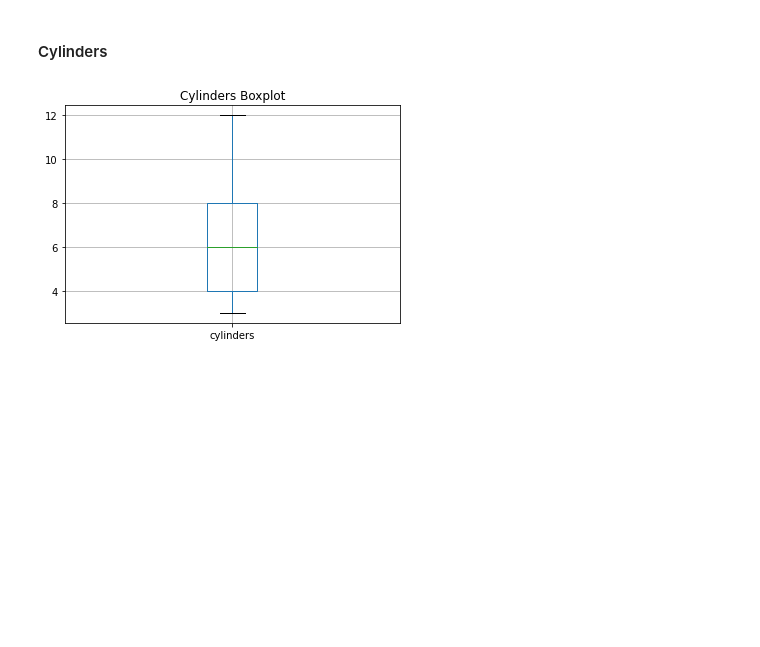
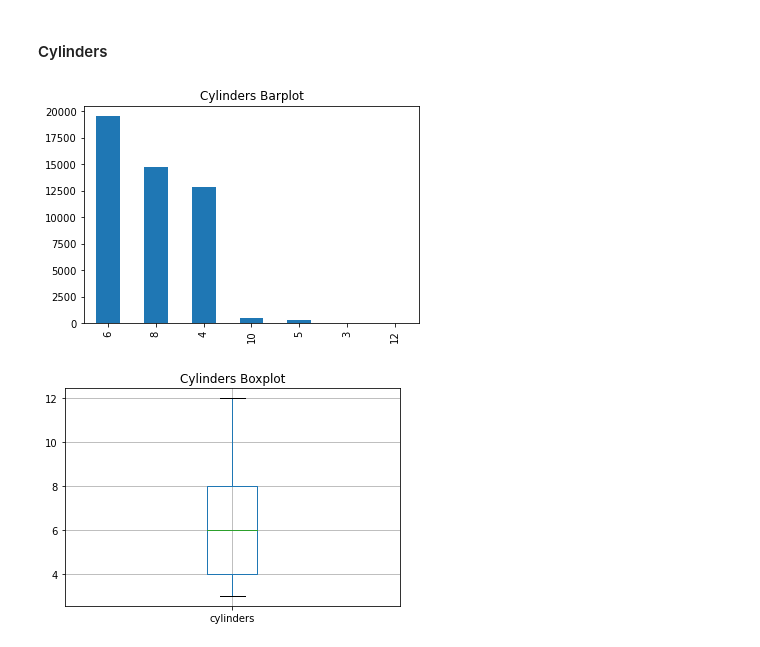
Before and after one commit to rainbowmoonlight/Yandex_Practicum_Projects, a Jupyter notebook: 02 Car Sales Ads Project/Car Sales Ads.ipynb, the cells around one changed output. Cells and saved outputs as stored; diff of their text form; code cells hidden in the pictures; blank space fills up the shorter version.

```diff
--- a/02 Car Sales Ads Project/Car Sales Ads.ipynb
+++ b/02 Car Sales Ads Project/Car Sales Ads.ipynb
@@ -671,6 +676,12 @@ len(mil_outliers) / len(df) * 100
 There are 3214 average mileage per year outliers which is 6.7% data
 # %% [markdown]
 #### Cylinders
+# %%
+df['cylinders'].value_counts().plot(kind='bar')
+plt.title('Cylinders Barplot')
+plt.show()
+# %% [output]
+[figure, added]
 # %%
 df.boxplot('cylinders')
 plt.title('Cylinders Boxplot')
```
Also changed, not shown: parts of 35 cells of this notebook.
